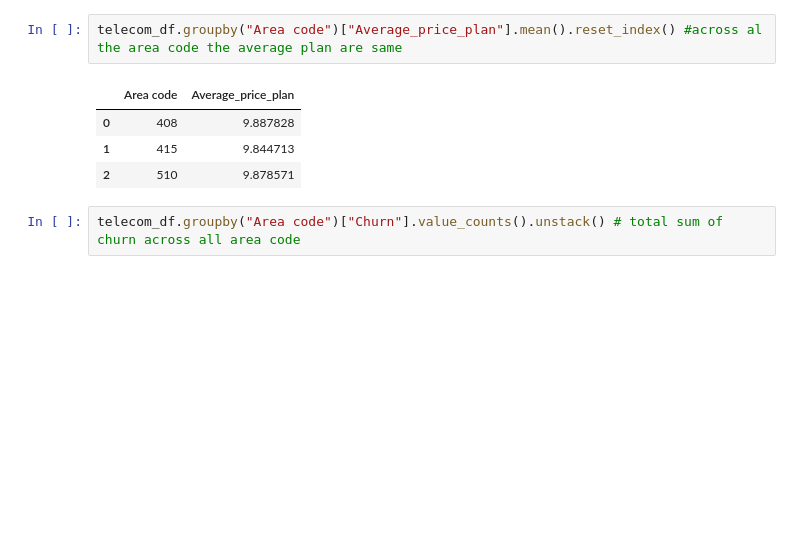
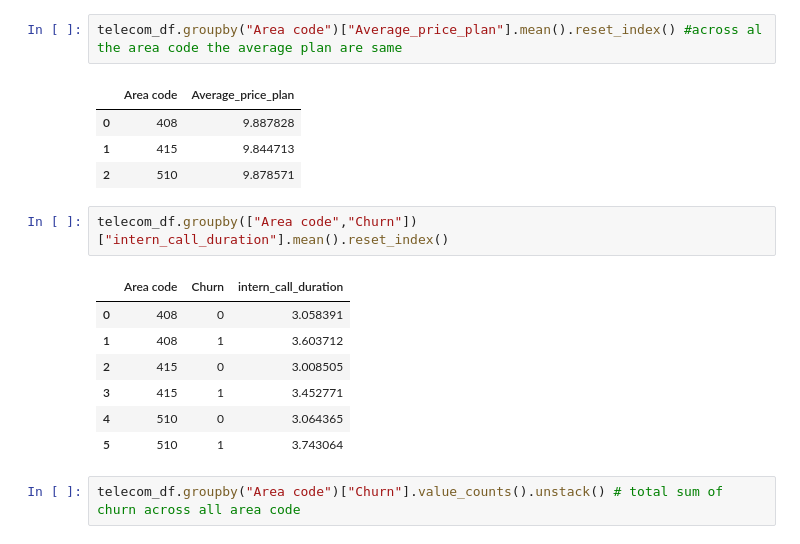
Before and after one commit to surya81/myproject, a Jupyter notebook: Telecom_Churn_Analysis.ipynb, the cells around one changed output. Saved outputs shown, nothing was run; the diff lists cells and outputs as text; blank space fills up the shorter version.

```diff
--- a/Telecom_Churn_Analysis.ipynb
+++ b/Telecom_Churn_Analysis.ipynb
@@ -328,6 +340,16 @@ telecom_df.groupby("Area code")["Average_price_plan"].mean().reset_index() #acro
 | 0 | 408 | 9.887828 |
 | 1 | 415 | 9.844713 |
 | 2 | 510 | 9.878571 |
+# %%
+telecom_df.groupby(["Area code","Churn"])["intern_call_duration"].mean().reset_index()
+# %% [output]
+|  | Area code | Churn | intern_call_duration |
+| 0 | 408 | 0 | 3.058391 |
+| 1 | 408 | 1 | 3.603712 |
+| 2 | 415 | 0 | 3.008505 |
+| 3 | 415 | 1 | 3.452771 |
+| 4 | 510 | 0 | 3.064365 |
+| 5 | 510 | 1 | 3.743064 |
 # %%
 telecom_df.groupby("Area code")["Churn"].value_counts().unstack() # total sum of churn across all area code
 # %% [output]
```
Also changed, not shown: parts of 20 cells of this notebook.
